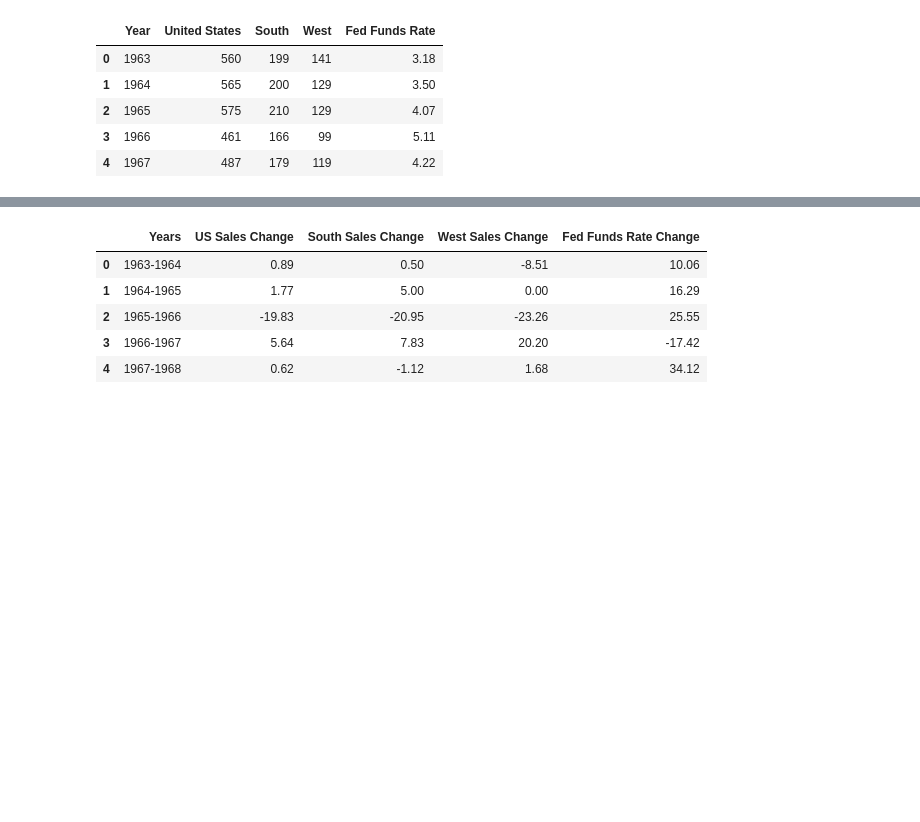
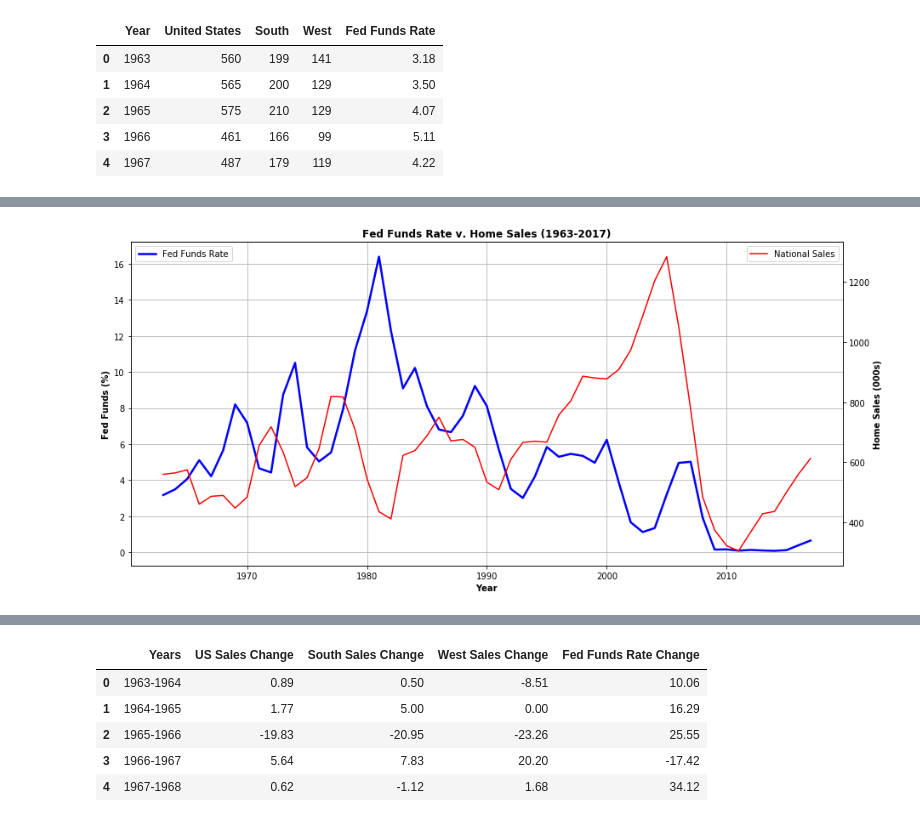
Before and after one commit to CarlosCocuy/ProjectRepo, a Jupyter notebook: fed_funds_analysis.ipynb, the cells around one changed output, grey strips where cells are left out. Drawn from its saved outputs; the diff is of its cells as text; code cells hidden in the pictures; blank space fills up the shorter version.

Commit message:
Updated graphs

```diff
--- a/fed_funds_analysis.ipynb
+++ b/fed_funds_analysis.ipynb
@@ -56,14 +56,12 @@ for sale in sales_fed_funds_df["South"]:
 for sale in sales_fed_funds_df["West"]:
     int_west_sale=int(sale)
     west_sales.append(int_west_sale)
-fig, ax1=plt.subplots()
+fig, ax1=plt.subplots(figsize=(15, 7))
 x=np.arange(1963,2018)
 n=sales_fed_funds_df['Fed Funds Rate']
-ax1.plot(x,n,linewidth=2.5)
+ax1.plot(x,n,linewidth=2.5, color = "b")
 ax2=ax1.twinx()
 ax2.plot(x,home_sales,color="r", label="National Sales")
-ax2.plot(x,south_sales,color="g", label="South Sales")
-ax2.plot(x,west_sales,color="yellow", label="West Sales")
 ax1.grid()
 ax1.legend(loc=2)
 ax2.legend(loc=1)
@@ -77,0 +74 @@ plt.savefig('Graph Images/Fed_Funds_Home_Sales2.png')
+[figure, added]
```
Also changed, not shown: parts of 3 cells of this notebook, 3 other files.
